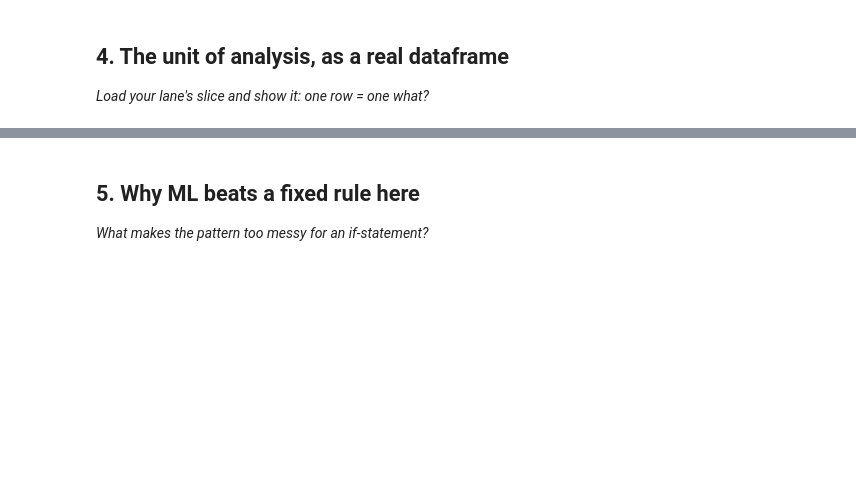
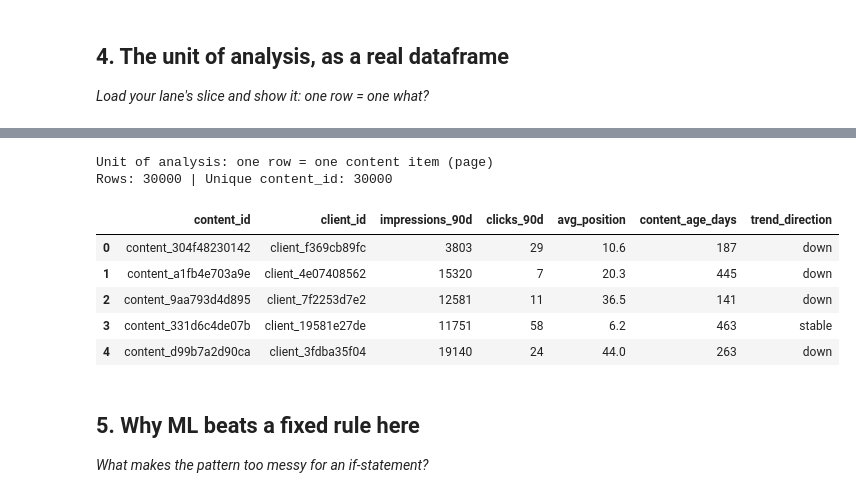
Before and after one commit to zainkhan-dev/flyrank-ml-internship-week1, a Jupyter notebook: work/notebooks/w02_ml_task_framing.ipynb, the cells around one changed output, grey strips where cells are left out. Saved outputs shown, nothing was run; the diff lists cells and outputs as text; code cells hidden in the pictures; blank space fills up the shorter version.

```diff
--- a/work/notebooks/w02_ml_task_framing.ipynb
+++ b/work/notebooks/w02_ml_task_framing.ipynb
@@ -37,3 +128,22 @@ This skeleton is yours to fill. Work the sections **in order** — each one has
+# %%
+# One row = one content item (page)
+df_clean = df[(df["impressions_90d"] > 0) & (df["content_age_days"] >= 90)].copy()
+df_clean = df_clean.drop_duplicates(subset="content_id")
+
+print("Unit of analysis: one row = one content item (page)")
+print("Rows:", df_clean.shape[0], "| Unique content_id:", df_clean["content_id"].nunique())
+
+df_clean[["content_id", "client_id", "impressions_90d", "clicks_90d",
+          "avg_position", "content_age_days", "trend_direction"]].head()
+# %% [output]
+Unit of analysis: one row = one content item (page)
+Rows: 30000 | Unique content_id: 30000
+|  | content_id | client_id | impressions_90d | clicks_90d | avg_position | content_age_days | trend_direction |
+| 0 | content_304f48230142 | client_f369cb89fc | 3803 | 29 | 10.6 | 187 | down |
+| 1 | content_a1fb4e703a9e | client_4e07408562 | 15320 | 7 | 20.3 | 445 | down |
+| 2 | content_9aa793d4d895 | client_7f2253d7e2 | 12581 | 11 | 36.5 | 141 | down |
+| 3 | content_331d6c4de07b | client_19581e27de | 11751 | 58 | 6.2 | 463 | stable |
+| 4 | content_d99b7a2d90ca | client_3fdba35f04 | 19140 | 24 | 44.0 | 263 | down |
 # %% [markdown]
 ## 5. Why ML beats a fixed rule here
 
```
Also changed, not shown: parts of 14 cells of this notebook.
